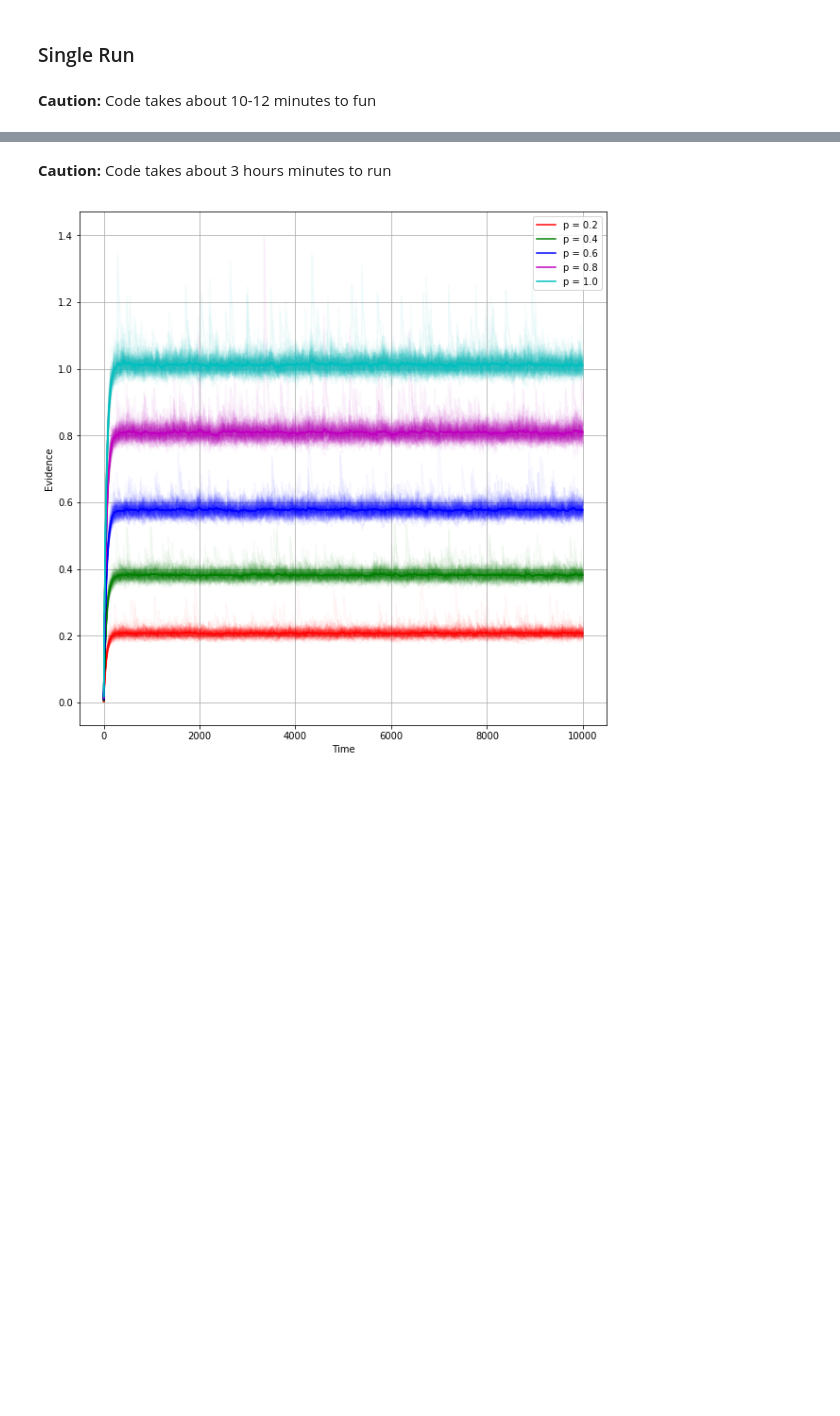
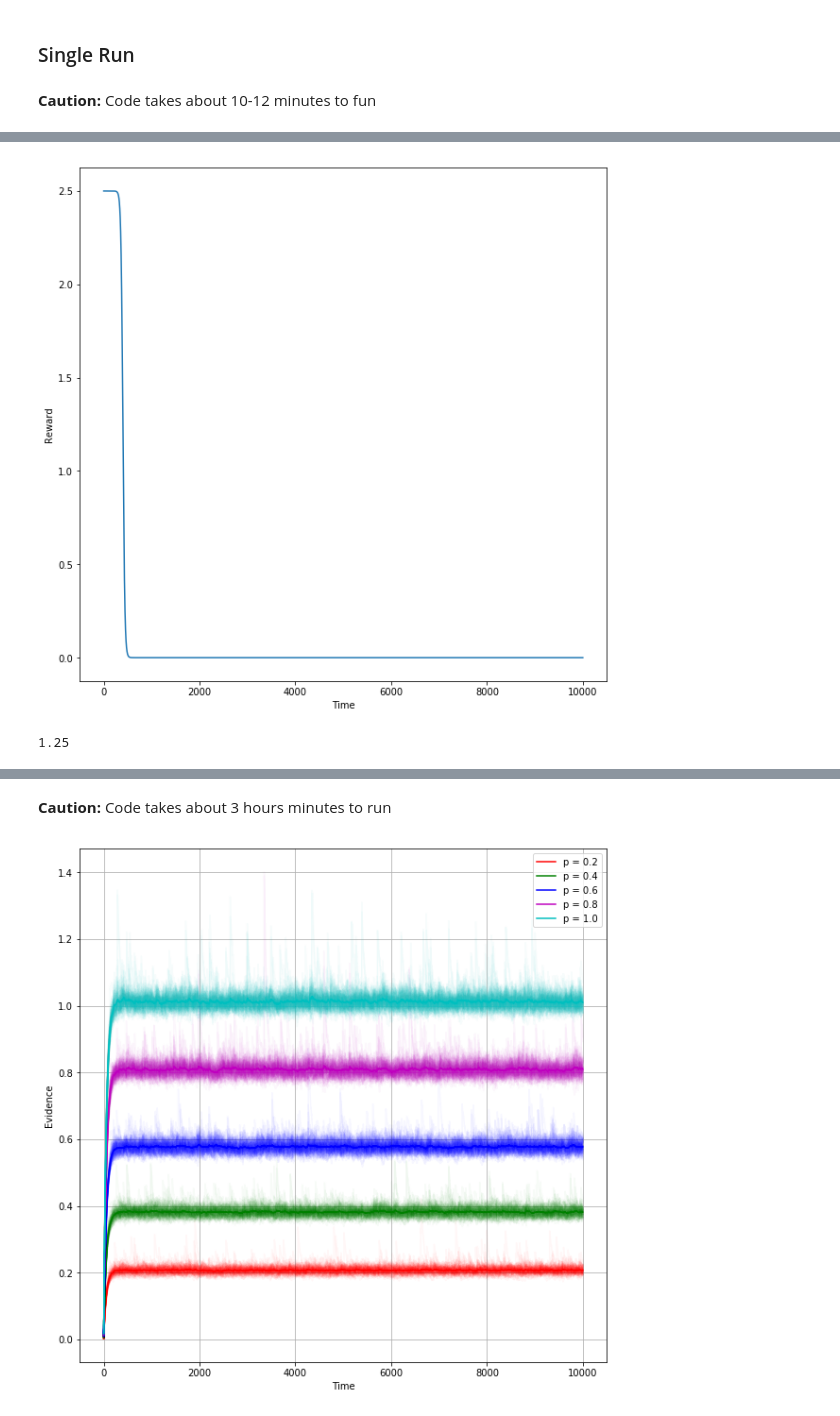
Before and after one commit to arindamsaha1507/QuorumSensing, a Jupyter notebook: Quorum_Unary.ipynb, the cells around one changed output, grey strips where cells are left out. Saved outputs shown, nothing was run; the diff lists cells and outputs as text; code cells hidden in the pictures; blank space fills up the shorter version.

```diff
--- a/Quorum_Unary.ipynb
+++ b/Quorum_Unary.ipynb
@@ -241,0 +316,19 @@ plt.show()
+# %%
+rc = 2.5
+k = 0.05
+ip = 400
+
+set_plotter_axes((10,10), 'Time', 'Reward')
+
+times = np.linspace(0, 10000, 10000)
+reward_correct = rc/(1+np.exp(k*(times-ip)))
+plt.plot(times,reward_correct)
+
+plt.show()
+# %% [output]
+[figure, added]
+# %%
+reward = np.mean(rc/(1+np.exp(k*(output['decision_time']-ip))))
+reward
+# %% [output]
+1.25
```
Also changed, not shown: parts of 11 cells of this notebook.
